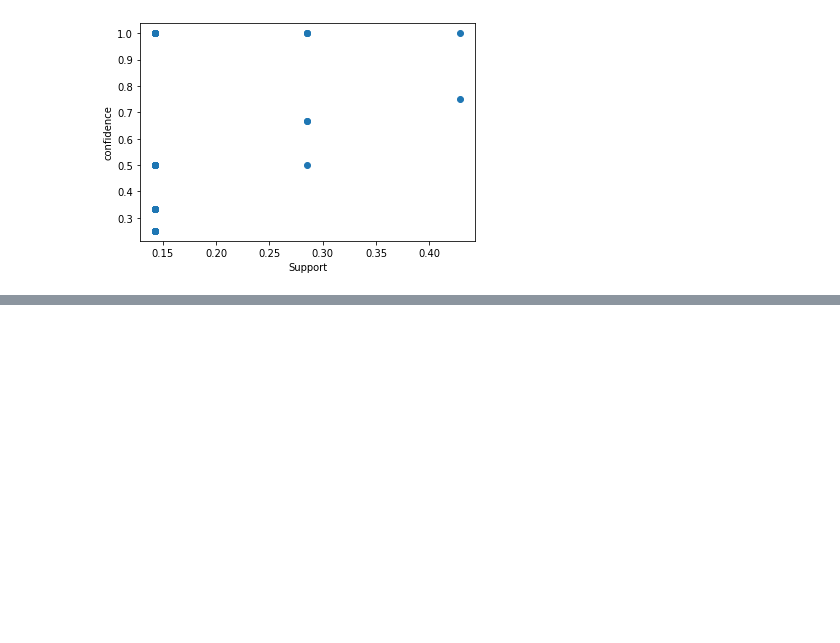
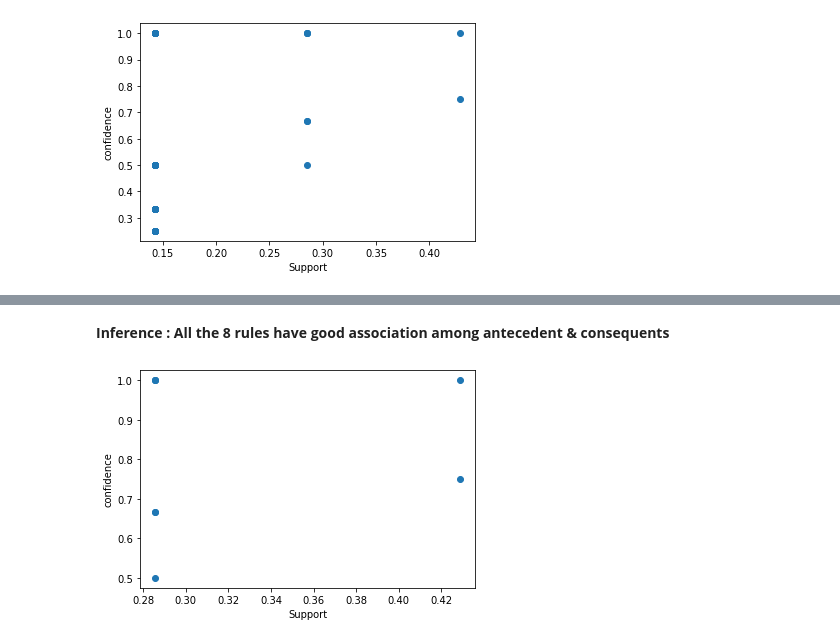
Before and after one commit to RiteshopShrivastava/Association_rules, a Jupyter notebook: Assignment_Association_Rule_my_movies.ipynb, the cells around one changed output, grey strips where cells are left out. Saved outputs shown, nothing was run; the diff lists cells and outputs as text; code cells hidden in the pictures; blank space fills up the shorter version.

```diff
--- a/Assignment_Association_Rule_my_movies.ipynb
+++ b/Assignment_Association_Rule_my_movies.ipynb
@@ -312,0 +315,2 @@ plt.show()
+# %%
+frequent_itemsets2 = apriori(movies2, min_support=0.15, use_colnames= True)
@@ -312,0 +332,2 @@ plt.show()
+# %%
+rules2 = association_rules( frequent_itemsets2, metric='lift', min_threshold=0.9)
@@ -312,0 +370,10 @@ plt.show()
+# %% [markdown]
+**Inference : All the 8 rules have good association among antecedent & consequents**
+# %%
+# Scatter plot to visualize rules
+plt.scatter(rules2.support, rules2.confidence)
+plt.xlabel('Support')
+plt.ylabel('confidence')
+plt.show()
+# %% [output]
+[figure, added]
```
Also changed, not shown: parts of 7 cells of this notebook.
